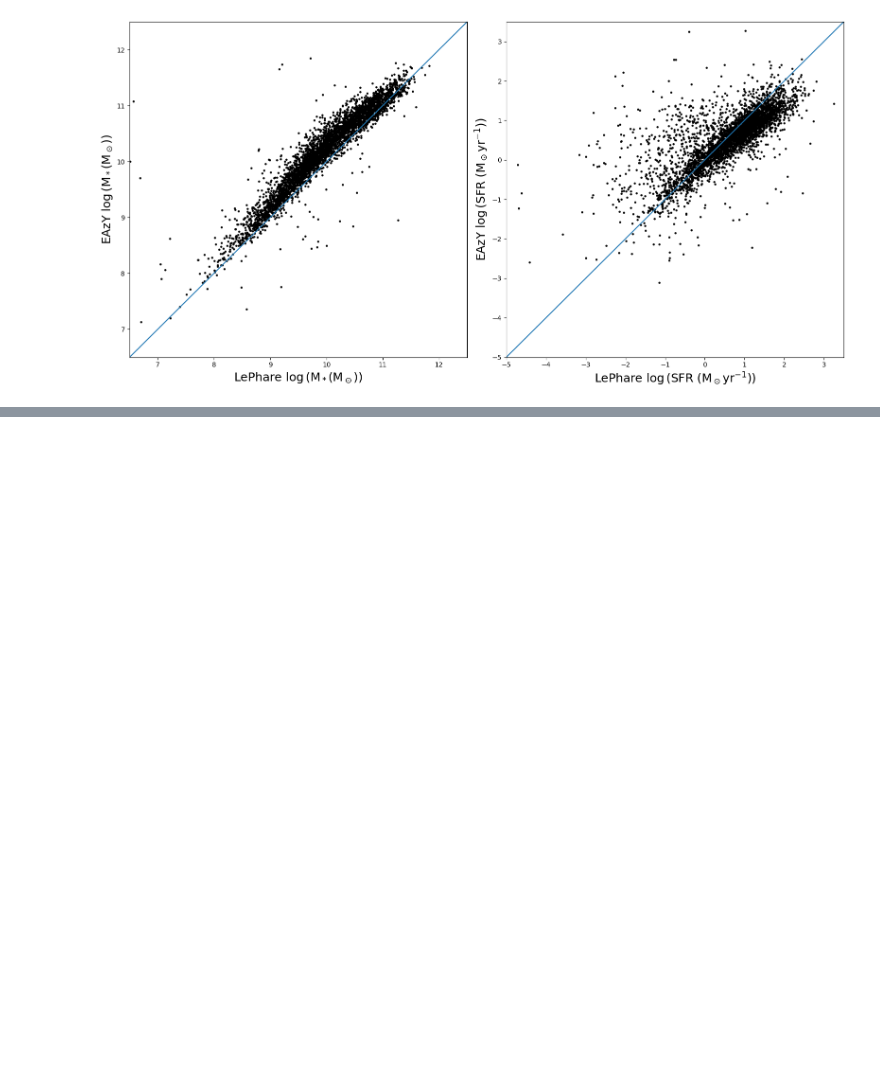
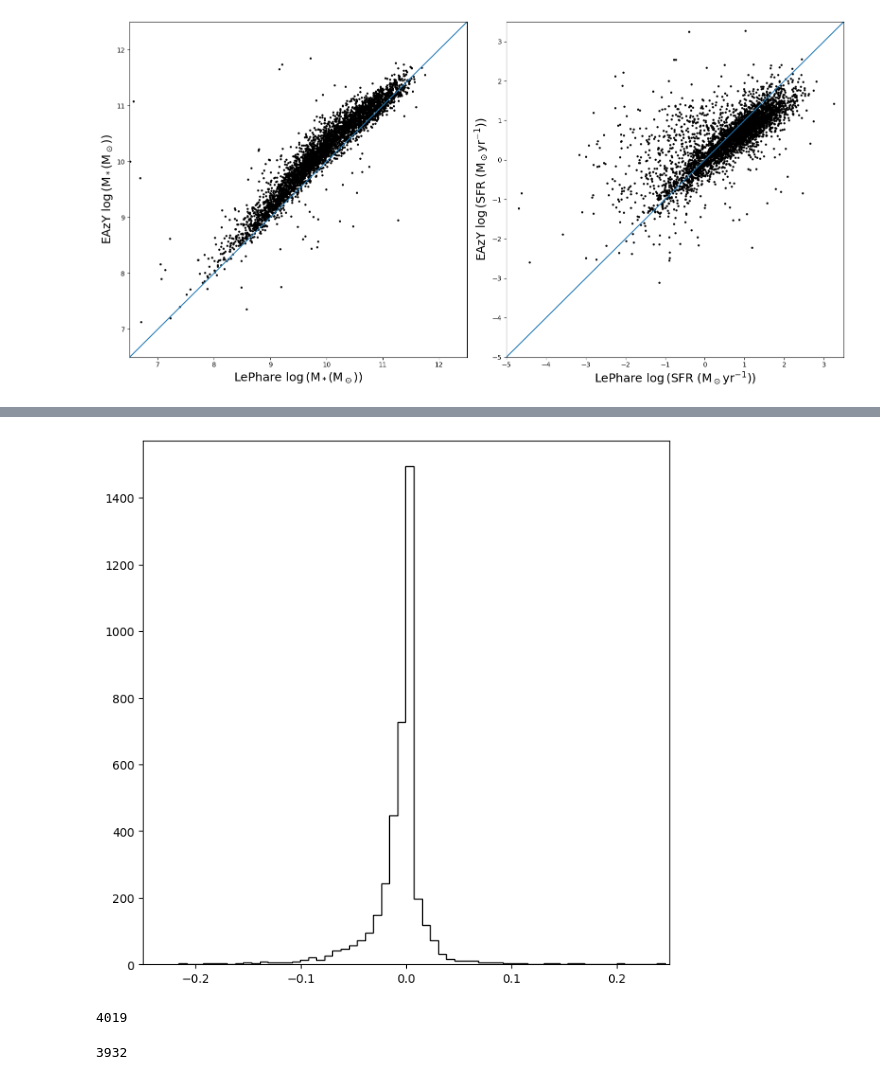
Before and after one commit to AstroORyan/mergers-in-cosmos, a Jupyter notebook: notebooks/back-to-basics/using-visual-sources/diagnostics-software.ipynb, the cells around one changed output, grey strips where cells are left out. Saved outputs shown, nothing was run; the diff lists cells and outputs as text; code cells hidden in the pictures; blank space fills up the shorter version.

```diff
--- a/notebooks/back-to-basics/using-visual-sources/diagnostics-software.ipynb
+++ b/notebooks/back-to-basics/using-visual-sources/diagnostics-software.ipynb
@@ -76,0 +133,24 @@ plt.show()
+# %%
+df_keep = (
+    df_z
+    .query('z_diff > -0.25 and z_diff < 0.25')
+)
+# %%
+plt.figure(figsize = (8,8))
+plt.hist(df_keep.z_diff, bins = 60, color = 'black', histtype = 'step')
+plt.xlim([-0.25, 0.25])
+plt.show()
+# %% [output]
+[figure, added]
+# %%
+len(df_keep)
+# %% [output]
+4019
+# %%
+df_tmp = (
+    df_z
+    .query('z_diff > -0.1 and z_diff < 0.1')
+)
+len(df_tmp)
+# %% [output]
+3932
```
Also changed, not shown: parts of 10 cells of this notebook, 37 other files.
